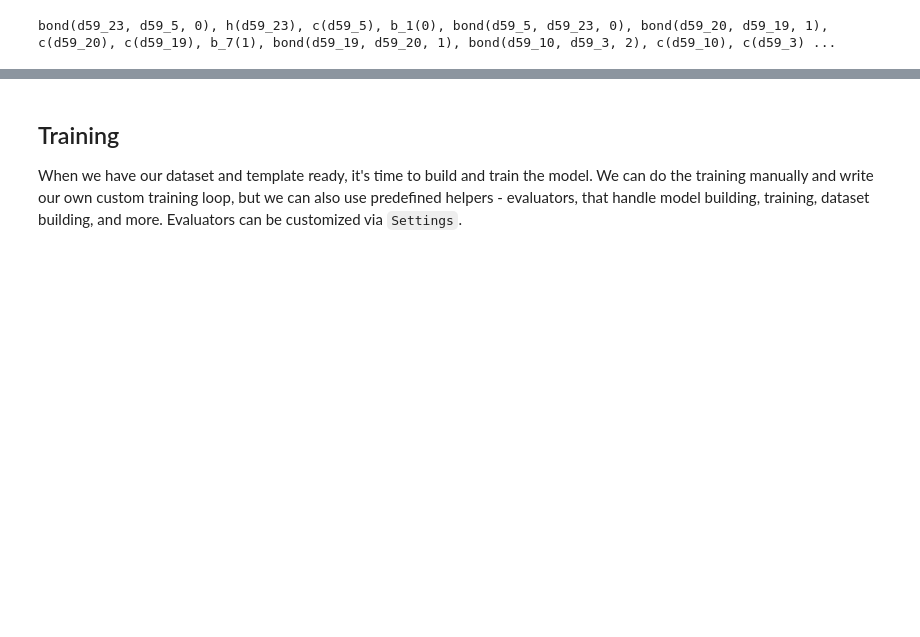
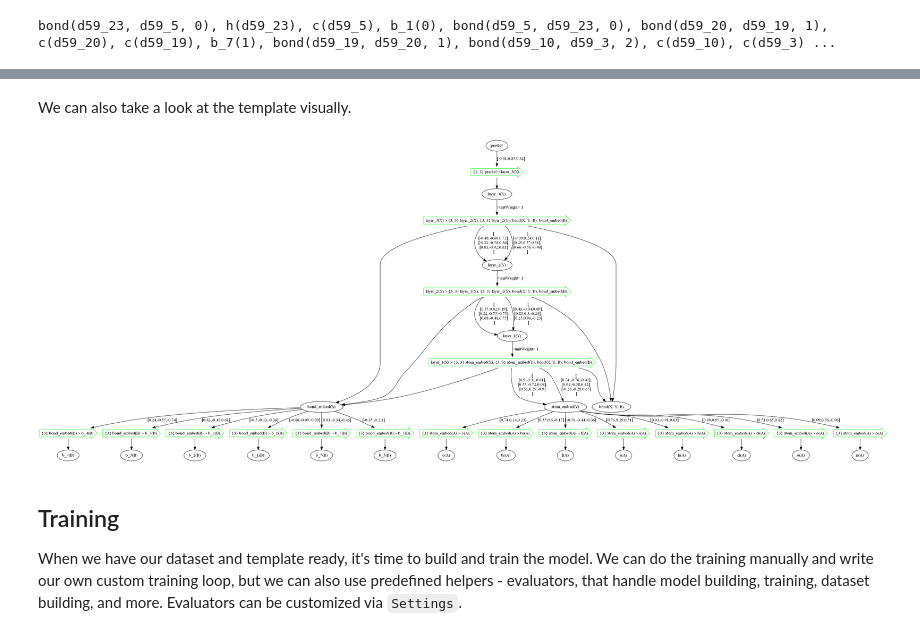
Before and after one commit to LukasZahradnik/PyNeuraLogic, a Jupyter notebook: examples/Mutagenesis.ipynb, the cells around one changed output, grey strips where cells are left out. Drawn from its saved outputs; the diff is of its cells as text; code cells hidden in the pictures; blank space fills up the shorter version.

```diff
--- a/examples/Mutagenesis.ipynb
+++ b/examples/Mutagenesis.ipynb
@@ -52,4 +82,4 @@ In the same way, we encode embeddings for bonds.
 # %%
 template.add_rules([
-    (R.bond_embed(V.B)[3, 1] <= R.get(bond)(V.B)) for bond in ["b_1", "b_2", "b_3", "b_4", "b_5", "b_7"]
+    (R.bond_embed(V.B)[3,] <= R.get(bond)(V.B)) for bond in ["b_1", "b_2", "b_3", "b_4", "b_5", "b_7"]
 ])
@@ -75,3 +126,9 @@ template.add_rule(
+# %% [markdown]
+We can also take a look at the template visually.
+# %%
+template.draw()
+# %% [output]
+[figure, added]
 # %% [markdown]
 ## Training
 
```
Also changed, not shown: parts of 24 cells of this notebook, 1 other file.
